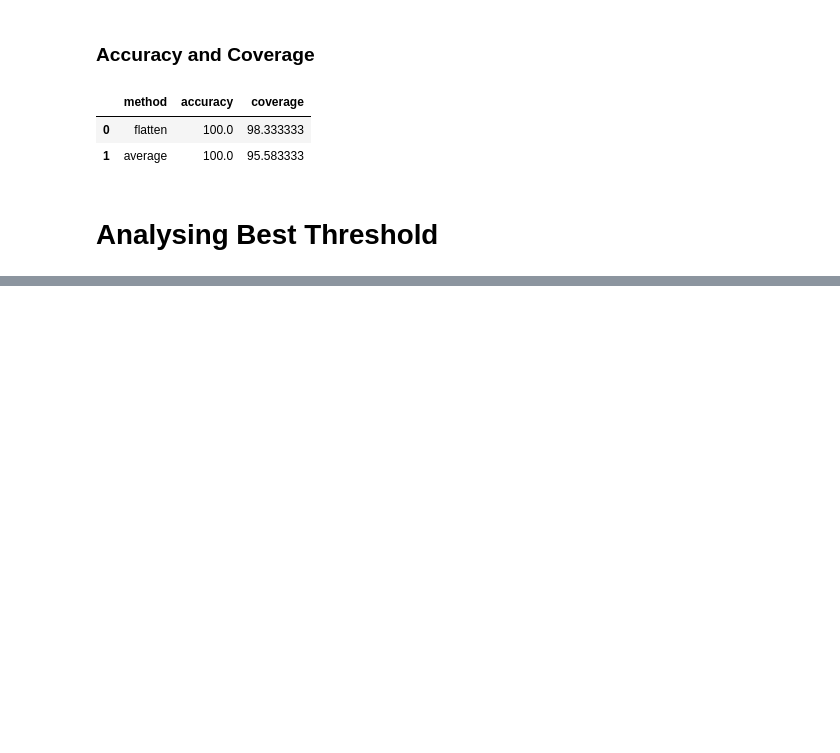
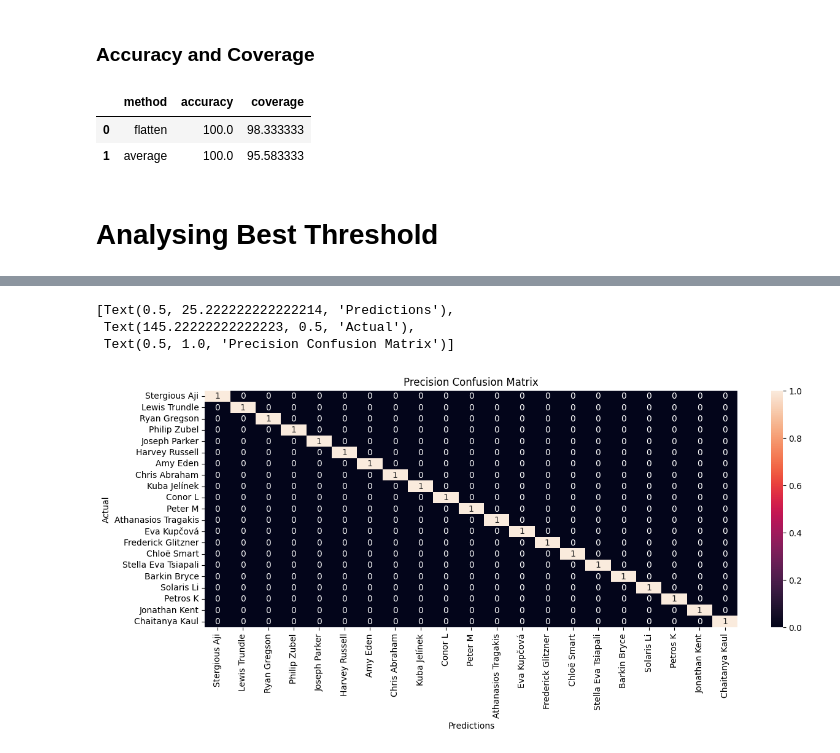
Before and after one commit to StergiousAji/mmFace-3D-Face-Recognition-using-RGB-and-mmWave-Radar, a Jupyter notebook: src/3DFR_Net/mmFace/insightface.ipynb, the cells around one changed output, grey strips where cells are left out. Saved outputs shown, nothing was run; the diff lists cells and outputs as text; code cells hidden in the pictures; blank space fills up the shorter version.

```diff
--- a/src/3DFR_Net/mmFace/insightface.ipynb
+++ b/src/3DFR_Net/mmFace/insightface.ipynb
@@ -216,0 +246,6 @@ plt.show()
+# %%
+from dataset_builder import process_rgb, load_rgb_embs
+
+process_rgb(os.path.relpath(f"../../Soli/soli_realsense/data"), range(num_subjects), det_model, rec_model, Face)
+torch.cuda.empty_cache()
+train, validation, test = load_rgb_embs(range(num_subjects), batch_size=128, device=device)
@@ -216,0 +444,23 @@ plt.show()
+# %%
+from sklearn.metrics import confusion_matrix
+import seaborn as sn
+import pandas as pd
+import numpy as np
+import sys
+sys.path.insert(1, "../../Soli/soli_realsense/")
+from names import anon_names
+
+subjects = range(num_subjects)
+subject_names = np.array(anon_names)[subjects]
+
+# Build confusion matrix
+cf_matrix = confusion_matrix(y_true, y_pred)
+df_cm = pd.DataFrame(cf_matrix / np.sum(cf_matrix, axis=1)[:, None], index=subject_names, columns=subject_names)
+plt.figure(figsize = (14, 5))
+heatmap = sn.heatmap(df_cm, annot=True)
+heatmap.set(xlabel ="Predictions", ylabel = "Actual", title ='Precision Confusion Matrix')
+# %% [output]
+[Text(0.5, 25.222222222222214, 'Predictions'),
+ Text(145.22222222222223, 0.5, 'Actual'),
+ Text(0.5, 1.0, 'Precision Confusion Matrix')]
+[figure, added]
```
Also changed, not shown: parts of 11 cells of this notebook, 5 other files.
